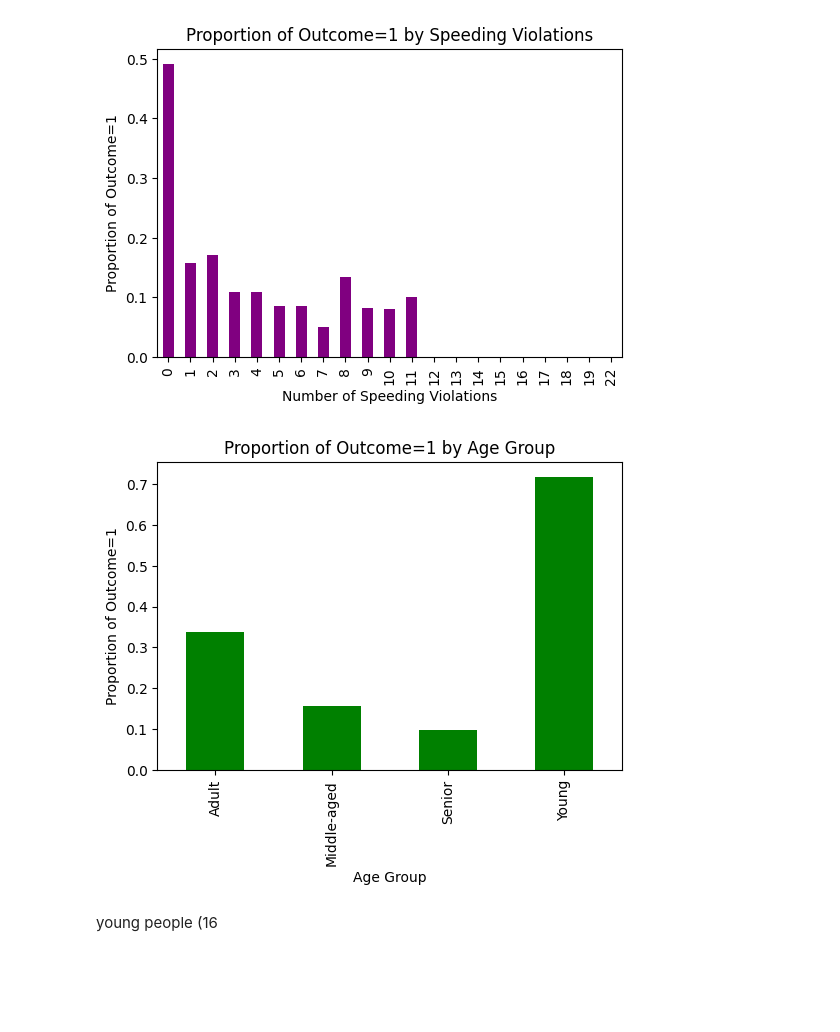
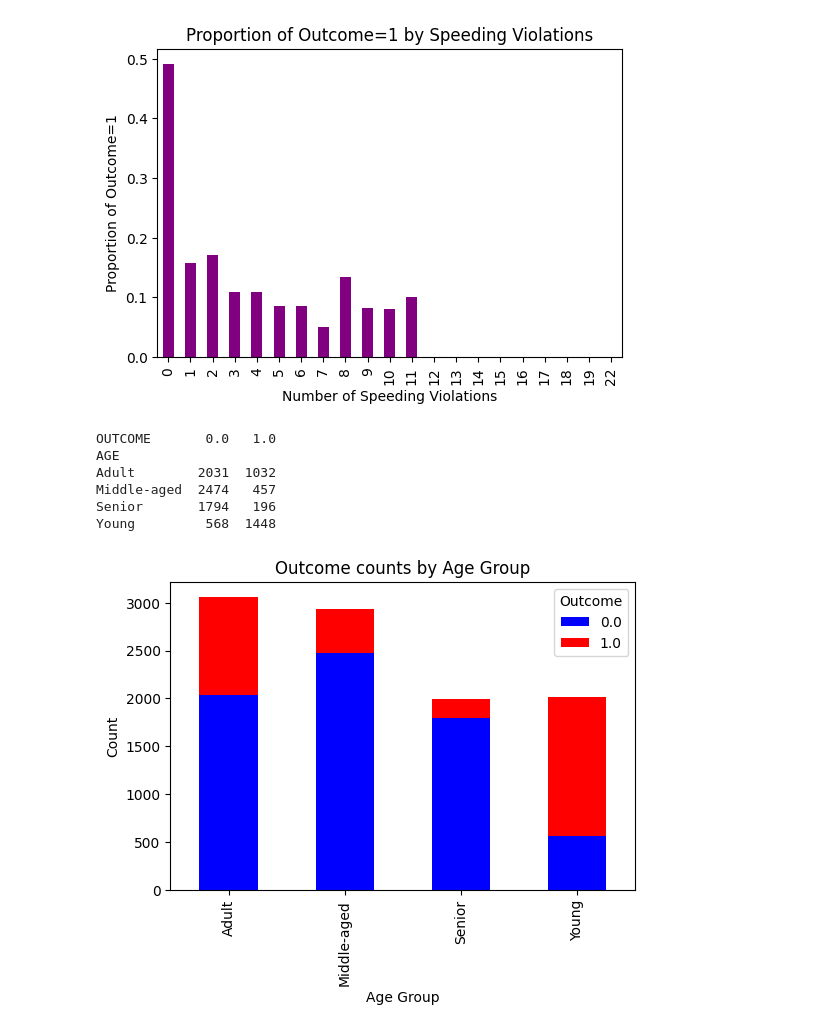
Before and after one commit to farahwadya/Car-insurance-intermediate-machine-learning-project, a Jupyter notebook: Car_insurance_prj.ipynb, the cells around one changed output. Cells and saved outputs as stored; diff of their text form; code cells hidden in the pictures; blank space fills up the shorter version.

```diff
--- a/Car_insurance_prj.ipynb
+++ b/Car_insurance_prj.ipynb
@@ -242,19 +230,24 @@ plt.title('Proportion of Outcome=1 by Speeding Violations')
 plt.show()
 # %% [output]
 [figure]
-# %%
-import matplotlib.pyplot as plt
-
-# حساب النسبة لكل فئة عمرية
-age_summary = df.groupby('AGE')['OUTCOME'].mean()
-
-plt.figure(figsize=(6,4))
-age_summary.plot(kind='bar', color='green')
-plt.xlabel('Age Group')
-plt.ylabel('Proportion of Outcome=1')
-plt.title('Proportion of Outcome=1 by Age Group')
-plt.show()
-# %% [output]
-[figure, removed]
-# %% [markdown]
-young people (16
+# %%
+# حساب العدد لكل فئة عمرية لكل Outcome
+age_counts = df.groupby(['AGE', 'OUTCOME']).size().unstack(fill_value=0)
+
+print(age_counts)
+# %% [output]
+OUTCOME       0.0   1.0
+AGE
+Adult        2031  1032
+Middle-aged  2474   457
+Senior       1794   196
+Young         568  1448
+# %%
+age_counts.plot(kind='bar', stacked=True, color=['blue','red'], figsize=(6,4))
+plt.xlabel('Age Group')
+plt.ylabel('Count')
+plt.title('Outcome counts by Age Group')
+plt.legend(title='Outcome')
+plt.show()
+# %% [output]
+[figure, added]
```
Also changed, not shown: parts of 1 cell of this notebook.
